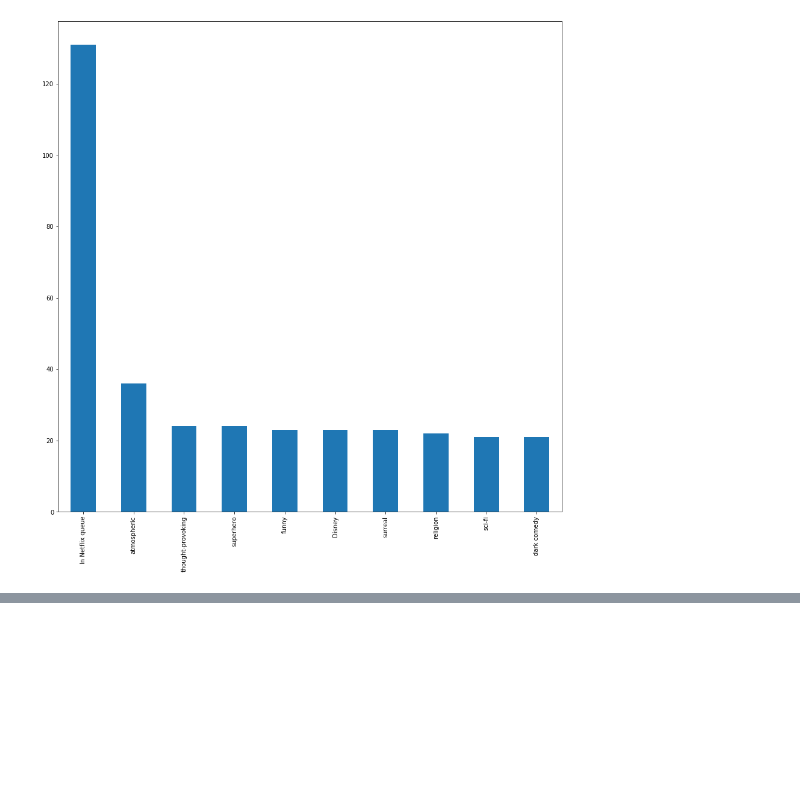
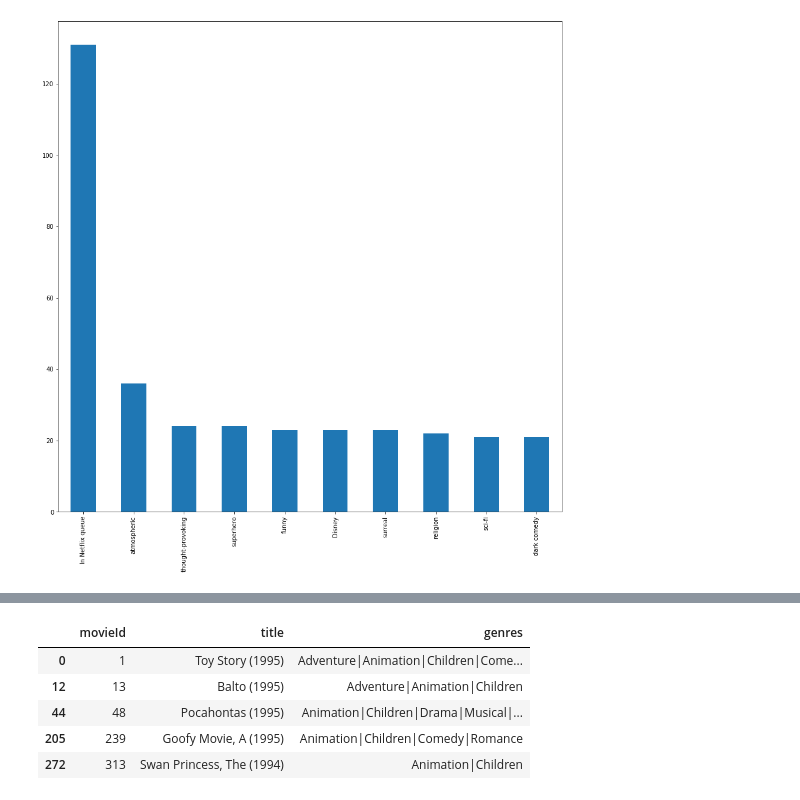
Before and after one commit to kotteeshwaran/pandas, a Jupyter notebook: movie_dataset.ipynb, the cells around one changed output, grey strips where cells are left out. Cells and saved outputs as stored; diff of their text form; code cells hidden in the pictures; blank space fills up the shorter version.

```diff
--- a/movie_dataset.ipynb
+++ b/movie_dataset.ipynb
@@ -338,0 +373,9 @@ tag_count[:10].plot(kind='bar',figsize=(15,15))
+# %%
+movies[is_animation].head()
+# %% [output]
+|  | movieId | title | genres |
+| 0 | 1 | Toy Story (1995) | Adventure|Animation|Children|Come... |
+| 12 | 13 | Balto (1995) | Adventure|Animation|Children |
+| 44 | 48 | Pocahontas (1995) | Animation|Children|Drama|Musical|... |
+| 205 | 239 | Goofy Movie, A (1995) | Animation|Children|Comedy|Romance |
+| 272 | 313 | Swan Princess, The (1994) | Animation|Children |
```
Also changed, not shown: parts of 8 cells of this notebook, 5 other files.
